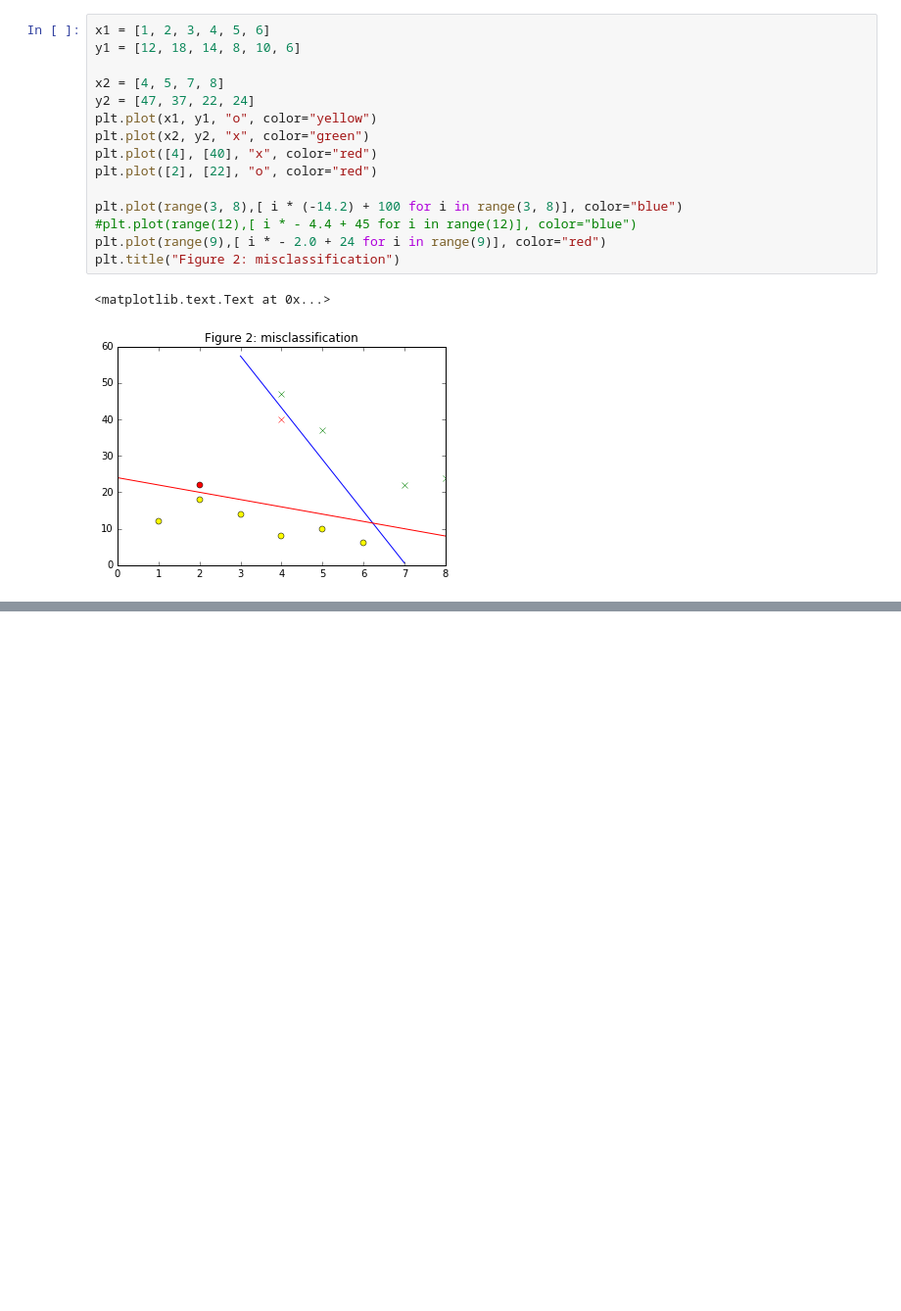
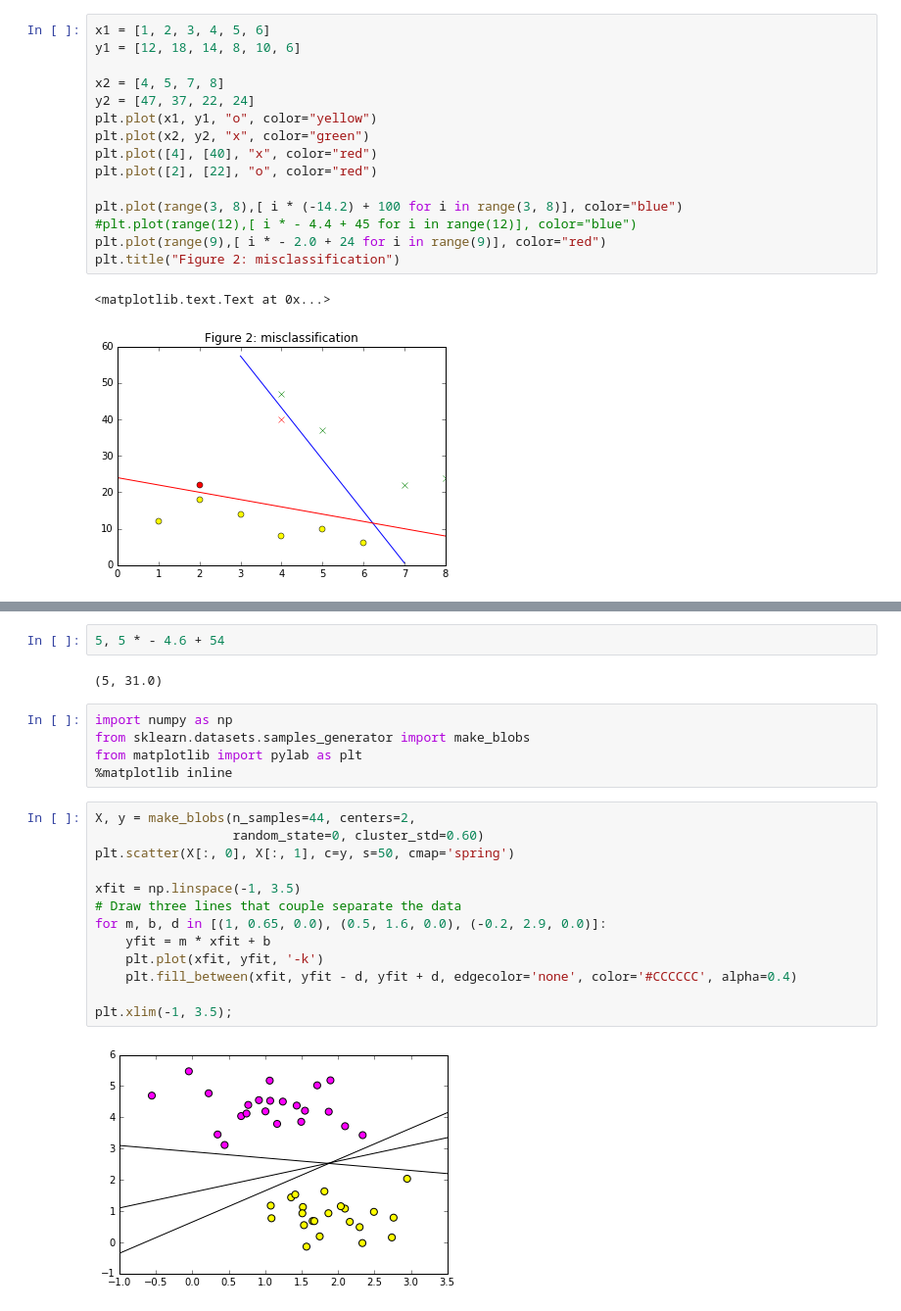
Before and after one commit to muatik/machine-learning-examples, a Jupyter notebook: SVM.ipynb, the cells around one changed output, grey strips where cells are left out. Shown at 98% size. Saved outputs shown, nothing was run; the diff lists cells and outputs as text; blank space fills up the shorter version.

```diff
--- a/SVM.ipynb
+++ b/SVM.ipynb
@@ -56,3 +56,27 @@ plt.title("Figure 3: maximum margin")
 # %% [output]
 <matplotlib.text.Text at 0x...>
 [figure]
+# %%
+5, 5 * - 4.6 + 54
+# %% [output]
+(5, 31.0)
+# %%
+import numpy as np
+from sklearn.datasets.samples_generator import make_blobs
+from matplotlib import pylab as plt
+%matplotlib inline
+# %%
+X, y = make_blobs(n_samples=44, centers=2,
+                  random_state=0, cluster_std=0.60)
+plt.scatter(X[:, 0], X[:, 1], c=y, s=50, cmap='spring')
+
+xfit = np.linspace(-1, 3.5)
+# Draw three lines that couple separate the data
+for m, b, d in [(1, 0.65, 0.0), (0.5, 1.6, 0.0), (-0.2, 2.9, 0.0)]:
+    yfit = m * xfit + b
+    plt.plot(xfit, yfit, '-k')
+    plt.fill_between(xfit, yfit - d, yfit + d, edgecolor='none', color='#CCCCCC', alpha=0.4)
+
+plt.xlim(-1, 3.5);
+# %% [output]
+[figure, added]
```
Also changed, not shown: parts of 14 cells of this notebook, 4 other files.
